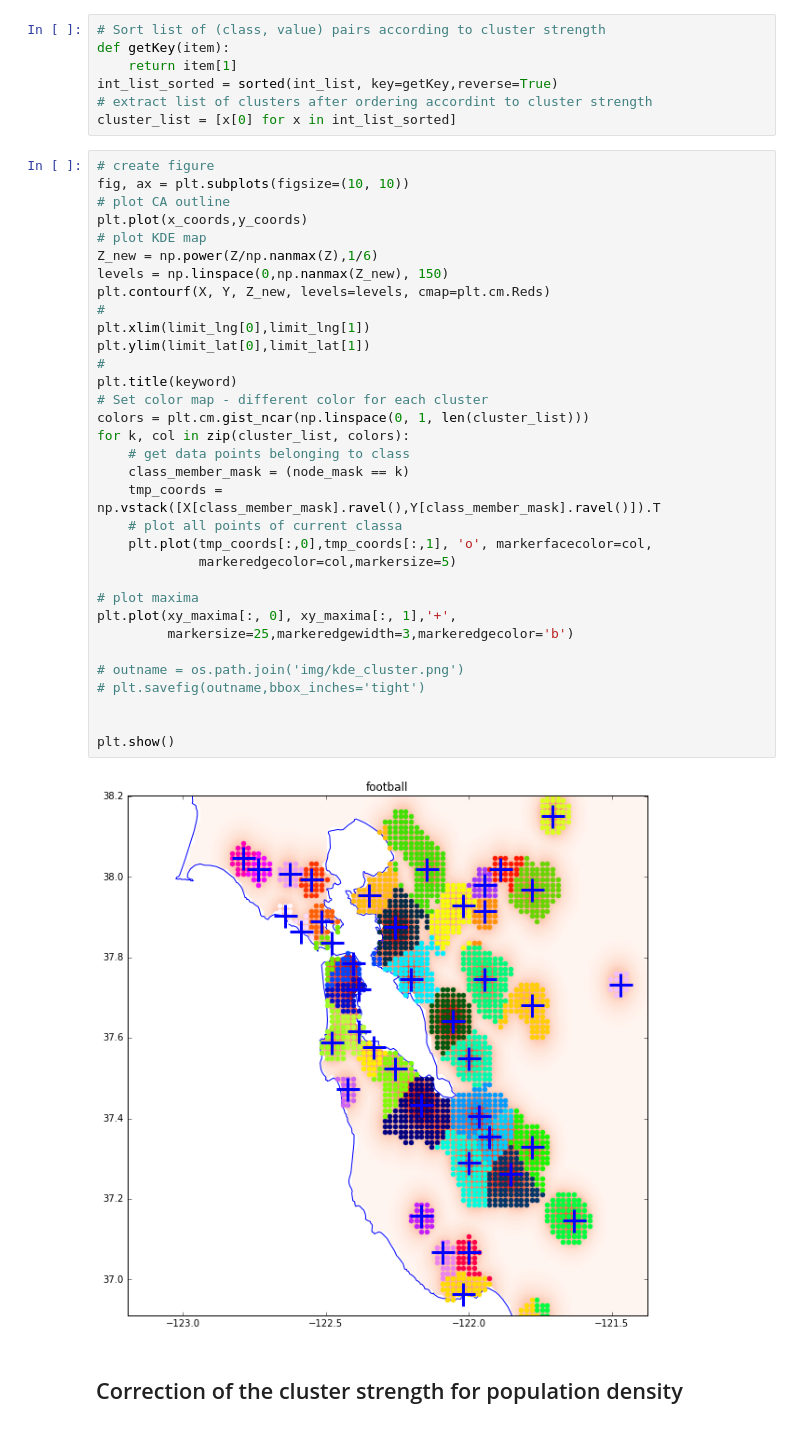
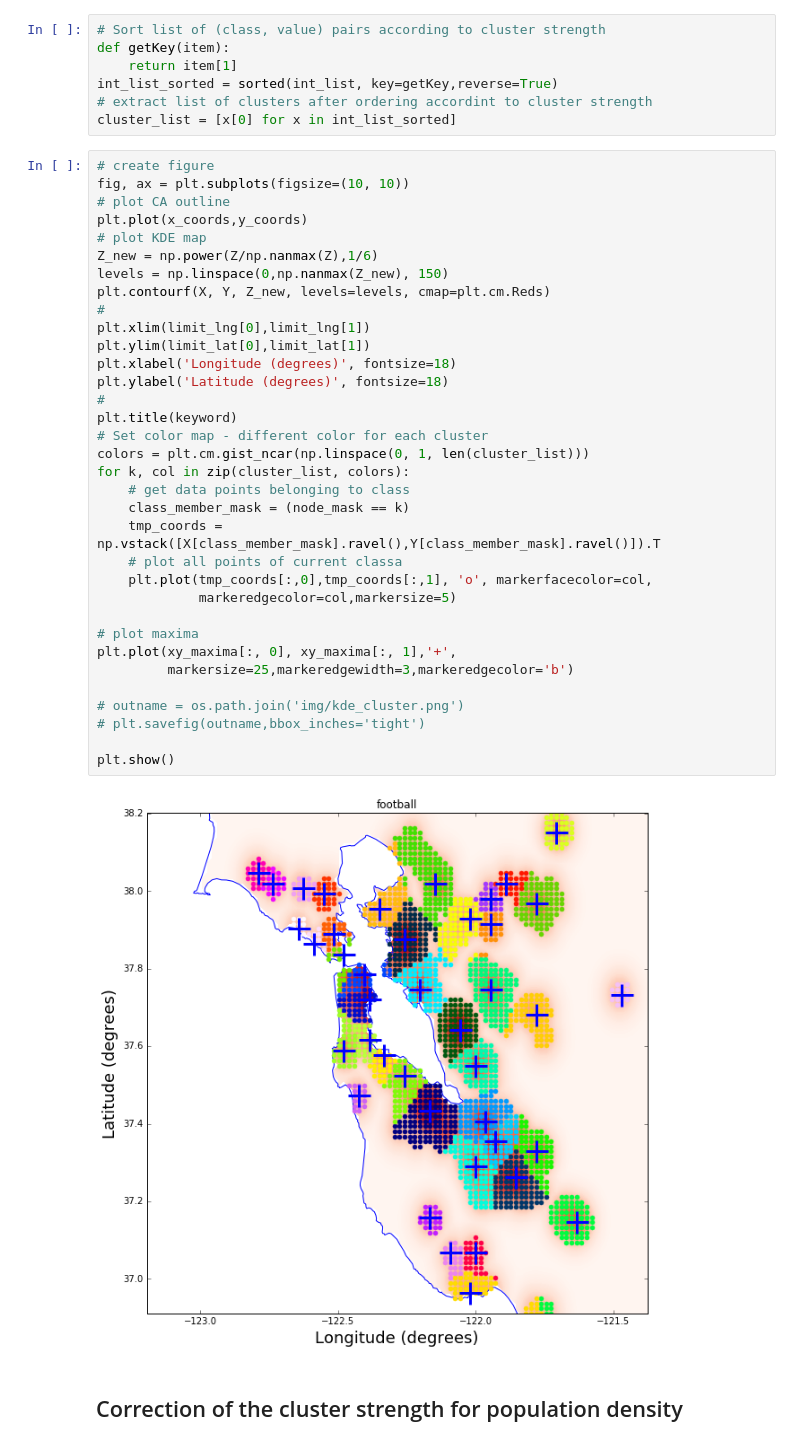
Before and after one commit to cleipski/Insight-Project, a Jupyter notebook: TargAd_how_it_works.ipynb, the cells around one changed output. Cells and saved outputs as stored; diff of their text form.

```diff
--- a/TargAd_how_it_works.ipynb
+++ b/TargAd_how_it_works.ipynb
@@ -407,35 +409,36 @@ fig, ax = plt.subplots(figsize=(10, 10))
 # plot CA outline
 plt.plot(x_coords,y_coords)
 # plot KDE map
 Z_new = np.power(Z/np.nanmax(Z),1/6)
 levels = np.linspace(0,np.nanmax(Z_new), 150)
 plt.contourf(X, Y, Z_new, levels=levels, cmap=plt.cm.Reds)
 #
 plt.xlim(limit_lng[0],limit_lng[1])
 plt.ylim(limit_lat[0],limit_lat[1])
+plt.xlabel('Longitude (degrees)', fontsize=18)
+plt.ylabel('Latitude (degrees)', fontsize=18)
 #
 plt.title(keyword)
 # Set color map - different color for each cluster
 colors = plt.cm.gist_ncar(np.linspace(0, 1, len(cluster_list)))
 for k, col in zip(cluster_list, colors):
     # get data points belonging to class
     class_member_mask = (node_mask == k)
     tmp_coords = np.vstack([X[class_member_mask].ravel(),Y[class_member_mask].ravel()]).T
     # plot all points of current classa
     plt.plot(tmp_coords[:,0],tmp_coords[:,1], 'o', markerfacecolor=col,
              markeredgecolor=col,markersize=5)
 
 # plot maxima
 plt.plot(xy_maxima[:, 0], xy_maxima[:, 1],'+',
          markersize=25,markeredgewidth=3,markeredgecolor='b')
 
 # outname = os.path.join('img/kde_cluster.png')
 # plt.savefig(outname,bbox_inches='tight')
 
-
 plt.show()
 # %% [output]
-[figure, old version]
+[figure, new version]
 # %% [markdown]
 ## Correction of the cluster strength for population density
 # %% [markdown]
```
Also changed, not shown: parts of 9 cells of this notebook.
